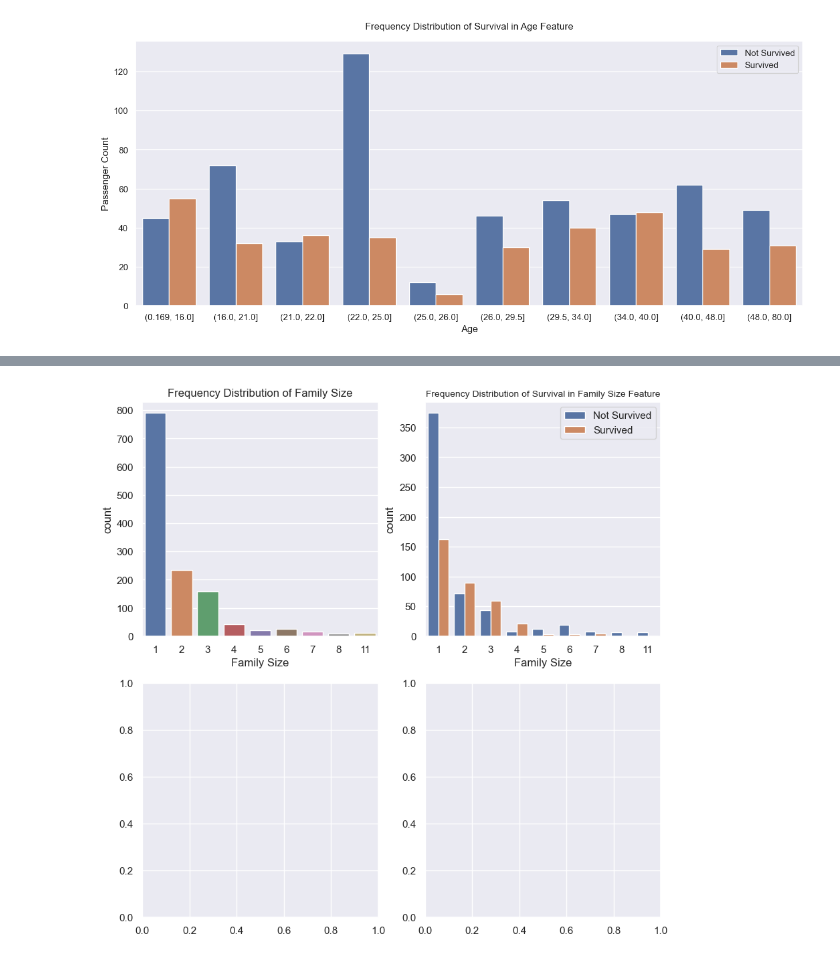
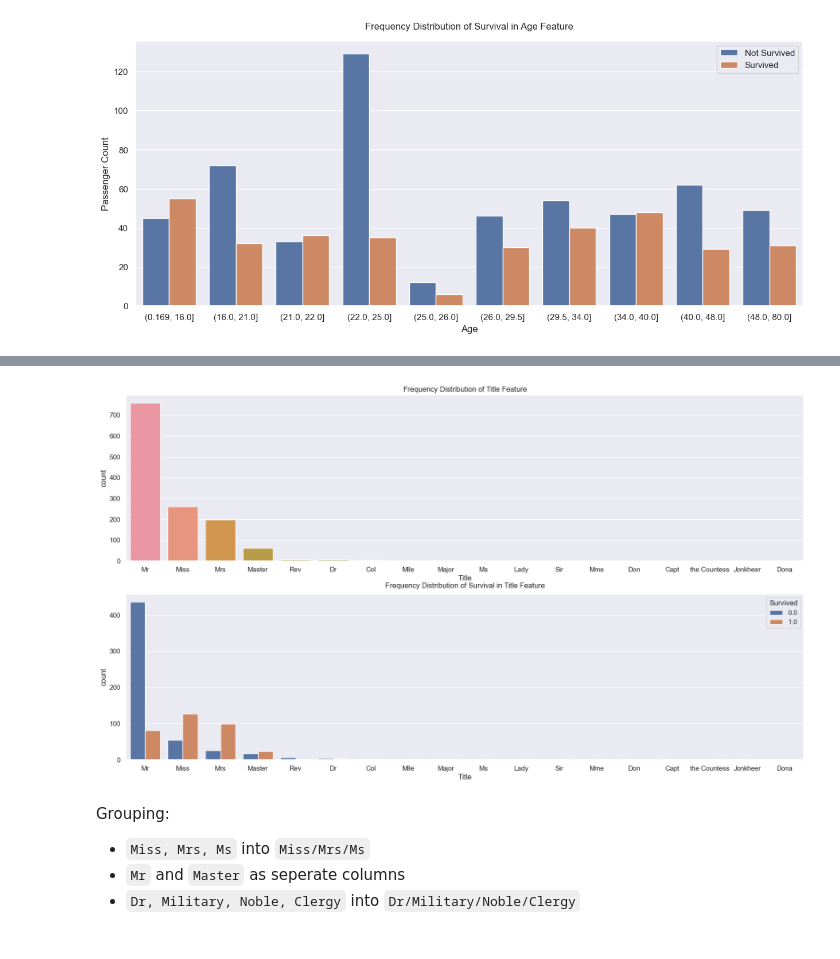
Before and after one commit to subtlewow/kaggle_comps, a Jupyter notebook: titanic/titanic.ipynb, the cells around one changed output, grey strips where cells are left out. Saved outputs shown, nothing was run; the diff lists cells and outputs as text; code cells hidden in the pictures.

```diff
--- a/titanic/titanic.ipynb
+++ b/titanic/titanic.ipynb
@@ -928,0 +973,3 @@ Creating a new feature `Family_Size` which will better represent features `Parch
+# %%
+df_all['Ticket Frequency'] = df_all.groupby('Ticket')['Ticket'].transform('count')
+df_all
@@ -928,0 +1008,4 @@ Creating a new feature `Family_Size` which will better represent features `Parch
+# %%
+df_all['Title'] = df_all.Name.apply(lambda x: str(x).split(', ')[1].split('. ')[0])
+df_all['Is_Married'] = df_all['Title'].apply(lambda x: 1 if x == 'Mrs' else 0)
+df_all
@@ -929,17 +1026,18 @@ Creating a new feature `Family_Size` which will better represent features `Parch
 # %%
-df_all['Family_Size'] = df_all.Parch + df_all.SibSp + 1
+fig, ax = plt.subplots(nrows=2, ncols=1, figsize=(20,6))
+plt.subplots_adjust(top=1.5)
 
-fig, ax = plt.subplots(nrows=2, ncols=2, figsize=(10,10))
-sns.countplot(data=df_all, x='Family_Size', ax=ax[0][0])
-sns.countplot(data=df_all, x='Family_Size', hue='Survived', ax=ax[0][1])
+sns.countplot(data=df_all, x='Title', order=df_all['Title'].value_counts().index, ax=ax[0])
+sns.countplot(data=df_all, x='Title', hue='Survived', order=df_all['Title'].value_counts().index, ax=ax[1])
 
-ax[0][0].set_xlabel('')
-ax[0][0].set_title("Frequency Distribution of Family Size")
-
-ax[0][1].legend(['Not Survived', 'Survived'])
-ax[0][1].set_title('Frequency Distribution of Survival in Family Size Feature', size=10)
-ax[0][1].set_xlabel('')
+ax[0].set_title("Frequency Distribution of Title Feature")
+ax[1].set_title('Frequency Distribution of Survival in Title Feature', pad=10)
 
 plt.show()
 # %% [output]
-[figure, old version]
+[figure, new version]
+# %% [markdown]
+Grouping:
+- `Miss, Mrs, Ms` into `Miss/Mrs/Ms`
+- `Mr` and `Master` as seperate columns
+- `Dr, Military, Noble, Clergy` into `Dr/Military/Noble/Clergy`
```
Also changed, not shown: parts of 14 cells of this notebook.
